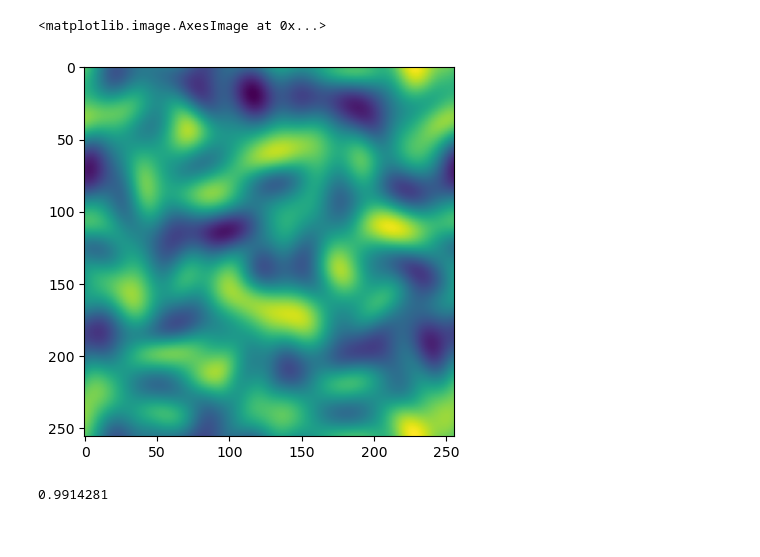
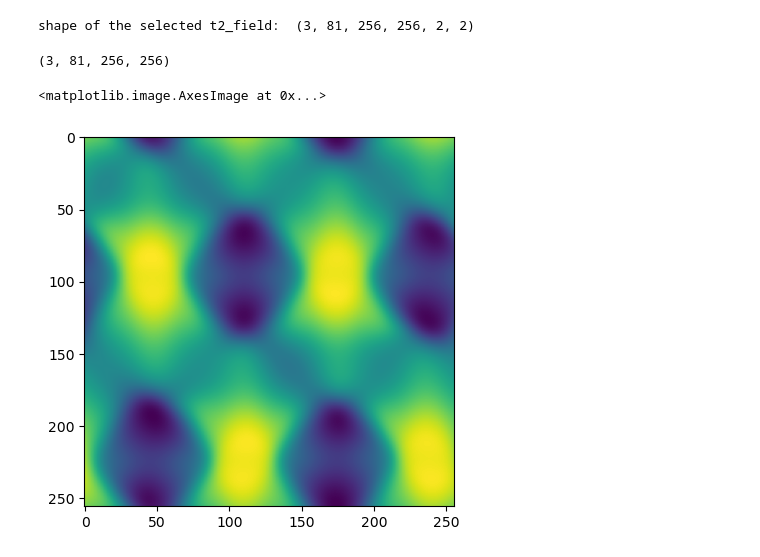
Before and after one commit to PolymathicAI/the_well, a Jupyter notebook: datasets/active_matter/visualization_active_matter.ipynb, the cells around one changed output. Drawn from its saved outputs; the diff is of its cells as text; code cells hidden in the pictures.

Commit message:
started viz notebook modification for paper figures

```diff
--- a/datasets/active_matter/visualization_active_matter.ipynb
+++ b/datasets/active_matter/visualization_active_matter.ipynb
@@ -44,0 +44,10 @@ ax[2,2].set_title('E_yy');
+# %%
+#The data is of shape (n_trajectories, n_timesteps, x, y)
+
+#Get the first t0_field and load it as a numpy array:
+with h5py.File(p,'r') as f:
+    concentration = f['t0_fields']['concentration'][:] #HDF5 datasets can be sliced like a numpy array
+    print(f'shape of the selected t0_field: ',concentration.shape)
+    #you can directly slice the selected field without reading the whole dataset by doing:
+    #traj = 0 #select the trajectory
+    # field = f['t0_fields']['concentration'][traj, :]
@@ -44,0 +56,10 @@ ax[2,2].set_title('E_yy');
+# %%
+#The data is of shape (n_trajectories, n_timesteps, x, y)
+
+#Get the first t0_field and load it as a numpy array:
+with h5py.File(p,'r') as f:
+    concentration = f['t2_fields']['E'][:] #HDF5 datasets can be sliced like a numpy array
+    print(f'shape of the selected t0_field: ',concentration.shape)
+    #you can directly slice the selected field without reading the whole dataset by doing:
+    #traj = 0 #select the trajectory
+    # field = f['t0_fields']['concentration'][traj, :]
@@ -44,0 +97,5 @@ ax[2,2].set_title('E_yy');
+# %%
+#small example about t1_fields:
+with h5py.File(p,'r') as f:
+    velocity = f['t1_fields']['velocity'][:] #HDF5 datasets can be sliced like a numpy array
+    print(f'shape of the selected t1_field: ',velocity.shape)
@@ -45,3 +115,21 @@ ax[2,2].set_title('E_yy');
+# %%
+#Small example about t2_fields:
+with h5py.File(p,'r') as f:
+    field = f['t2_fields']['E'][:] #HDF5 datasets can be sliced like a numpy array
+    print(f'shape of the selected t2_field: ',field.shape)
+# %% [output]
+shape of the selected t2_field:  (3, 81, 256, 256, 2, 2)
+# %%
+#selecting E_xx component. The last two dimension are organized as follow: [0,0] <=> xx, [1,1] <=> yy, [0,1] <=> xy, [1,0] <=> yx (the last two are equal if the tensor is symmetric)
+E_xx = field[...,0,0]
+print(E_xx.shape)
+n_traj = 1
+time = 27
+plt.imshow(E_xx[n_traj, time], cmap='viridis')
+# %% [output]
+(3, 81, 256, 256)
+<matplotlib.image.AxesImage at 0x...>
+[figure, added]
 # %%
 import os
 import imageio
@@ -75,9 +162,0 @@ create_gif(U_y[3], 'gif_data', name_file='U_y', delete_imgs=True)
-# %%
-plt.imshow(c[3,15])
-# %% [output]
-<matplotlib.image.AxesImage at 0x...>
-[figure, removed]
-# %%
-c[3,10].min()
-# %% [output]
-0.9914281
```
Also changed, not shown: parts of 14 cells of this notebook, 24 other files.
